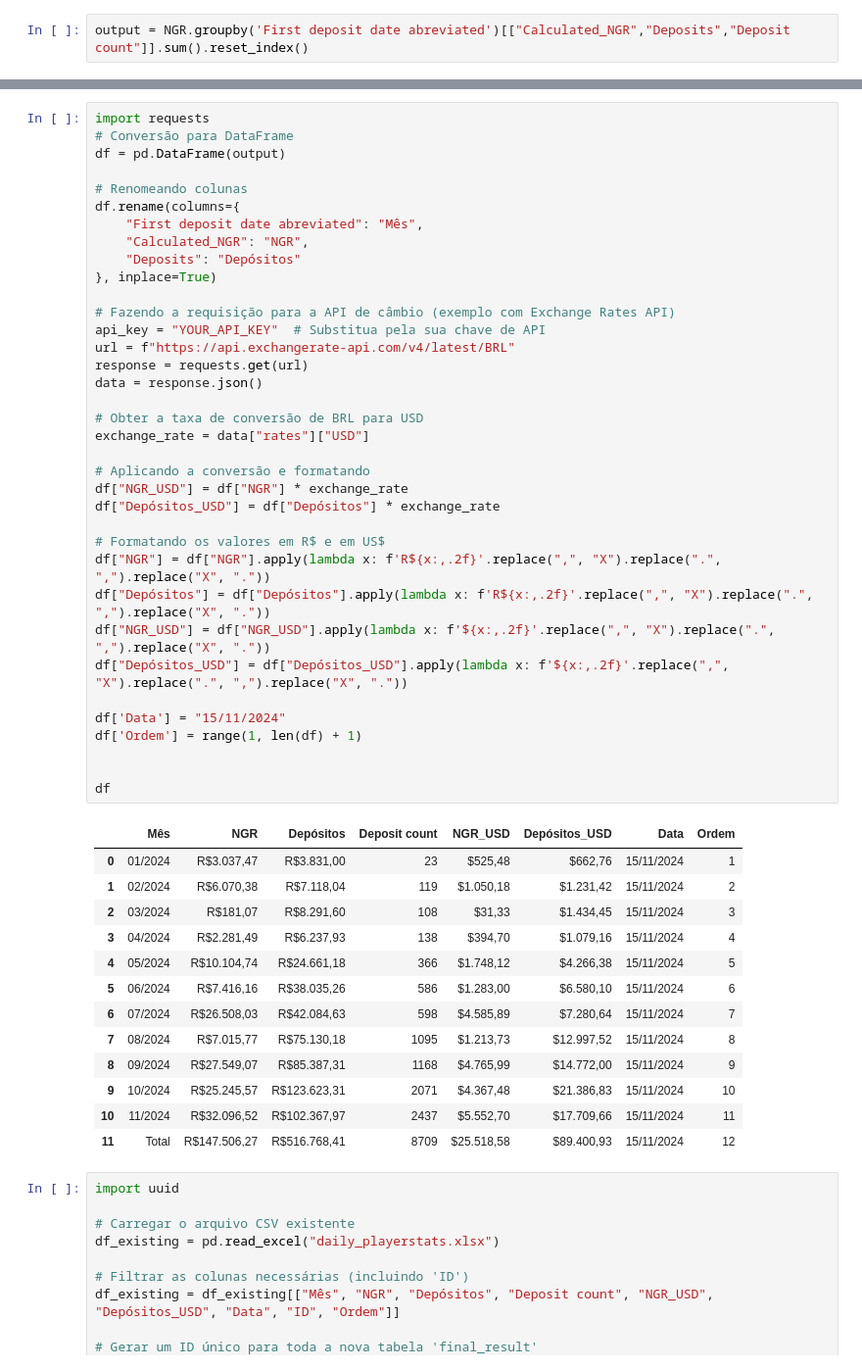
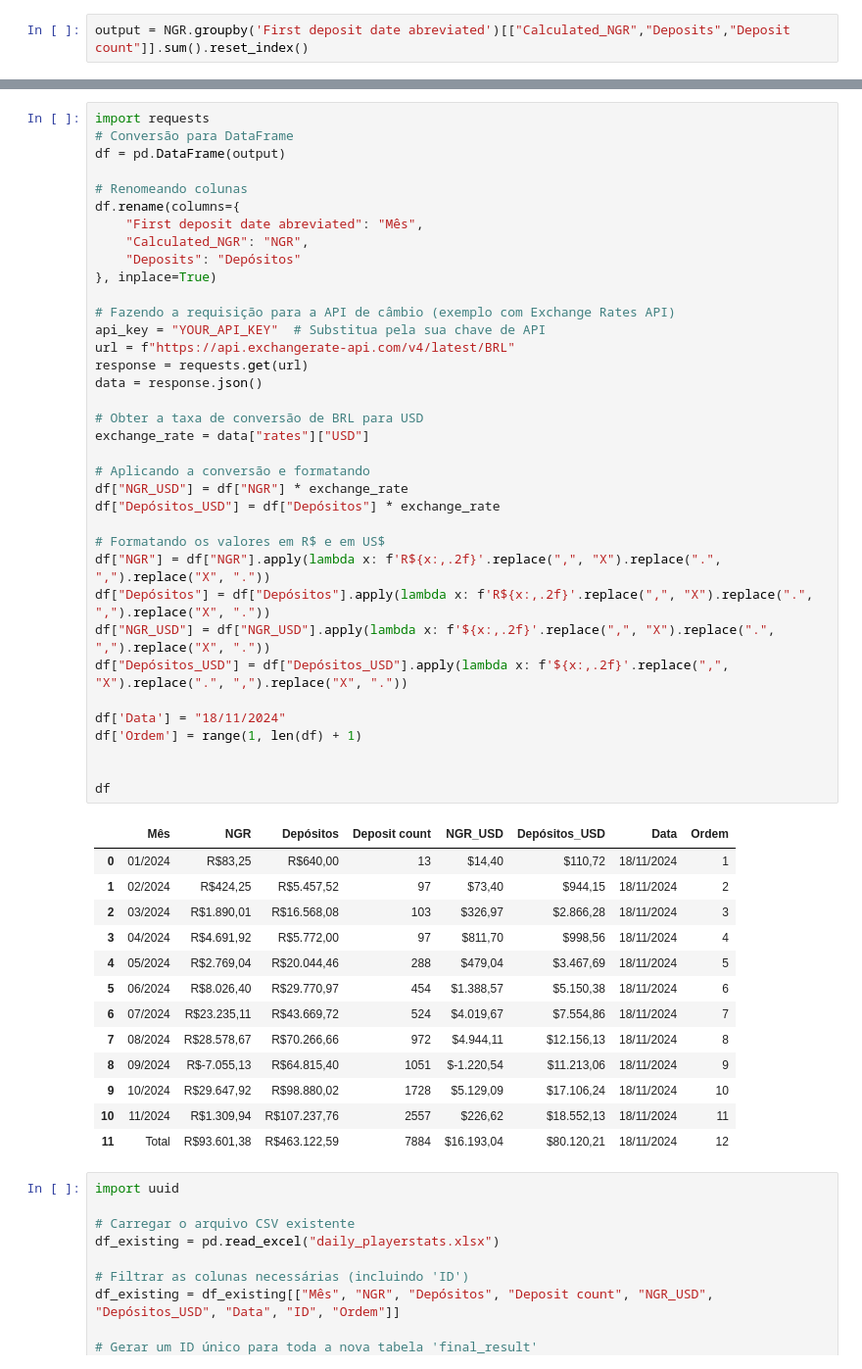
Before and after one commit to Making-publi/NGR-MES, a Jupyter notebook: teste.ipynb, the cells around one changed output, grey strips where cells are left out. Shown at 98% size. Saved outputs shown, nothing was run; the diff lists cells and outputs as text.

```diff
--- a/teste.ipynb
+++ b/teste.ipynb
@@ -87,46 +88,46 @@ df.rename(columns={
     "First deposit date abreviated": "Mês",
     "Calculated_NGR": "NGR",
     "Deposits": "Depósitos"
 }, inplace=True)
 
 # Fazendo a requisição para a API de câmbio (exemplo com Exchange Rates API)
 api_key = "YOUR_API_KEY"  # Substitua pela sua chave de API
 url = f"https://api.exchangerate-api.com/v4/latest/BRL"
 response = requests.get(url)
 data = response.json()
 
 # Obter a taxa de conversão de BRL para USD
 exchange_rate = data["rates"]["USD"]
 
 # Aplicando a conversão e formatando
 df["NGR_USD"] = df["NGR"] * exchange_rate
 df["Depósitos_USD"] = df["Depósitos"] * exchange_rate
 
 # Formatando os valores em R$ e em US$
 df["NGR"] = df["NGR"].apply(lambda x: f'R${x:,.2f}'.replace(",", "X").replace(".", ",").replace("X", "."))
 df["Depósitos"] = df["Depósitos"].apply(lambda x: f'R${x:,.2f}'.replace(",", "X").replace(".", ",").replace("X", "."))
 df["NGR_USD"] = df["NGR_USD"].apply(lambda x: f'${x:,.2f}'.replace(",", "X").replace(".", ",").replace("X", "."))
 df["Depósitos_USD"] = df["Depósitos_USD"].apply(lambda x: f'${x:,.2f}'.replace(",", "X").replace(".", ",").replace("X", "."))
 
-df['Data'] = "15/11/2024"
+df['Data'] = "18/11/2024"
 df['Ordem'] = range(1, len(df) + 1)
 
 
 df
 # %% [output]
 |  | Mês | NGR | Depósitos | Deposit count | NGR_USD | Depósitos_USD | Data | Ordem |
-| 0 | 01/2024 | R$3.037,47 | R$3.831,00 | 23 | $525,48 | $662,76 | 15/11/2024 | 1 |
-| 1 | 02/2024 | R$6.070,38 | R$7.118,04 | 119 | $1.050,18 | $1.231,42 | 15/11/2024 | 2 |
-| 2 | 03/2024 | R$181,07 | R$8.291,60 | 108 | $31,33 | $1.434,45 | 15/11/2024 | 3 |
-| 3 | 04/2024 | R$2.281,49 | R$6.237,93 | 138 | $394,70 | $1.079,16 | 15/11/2024 | 4 |
-| 4 | 05/2024 | R$10.104,74 | R$24.661,18 | 366 | $1.748,12 | $4.266,38 | 15/11/2024 | 5 |
-| 5 | 06/2024 | R$7.416,16 | R$38.035,26 | 586 | $1.283,00 | $6.580,10 | 15/11/2024 | 6 |
-| 6 | 07/2024 | R$26.508,03 | R$42.084,63 | 598 | $4.585,89 | $7.280,64 | 15/11/2024 | 7 |
-| 7 | 08/2024 | R$7.015,77 | R$75.130,18 | 1095 | $1.213,73 | $12.997,52 | 15/11/2024 | 8 |
-| 8 | 09/2024 | R$27.549,07 | R$85.387,31 | 1168 | $4.765,99 | $14.772,00 | 15/11/2024 | 9 |
-| 9 | 10/2024 | R$25.245,57 | R$123.623,31 | 2071 | $4.367,48 | $21.386,83 | 15/11/2024 | 10 |
-| 10 | 11/2024 | R$32.096,52 | R$102.367,97 | 2437 | $5.552,70 | $17.709,66 | 15/11/2024 | 11 |
-| 11 | Total | R$147.506,27 | R$516.768,41 | 8709 | $25.518,58 | $89.400,93 | 15/11/2024 | 12 |
+| 0 | 01/2024 | R$83,25 | R$640,00 | 13 | $14,40 | $110,72 | 18/11/2024 | 1 |
+| 1 | 02/2024 | R$424,25 | R$5.457,52 | 97 | $73,40 | $944,15 | 18/11/2024 | 2 |
+| 2 | 03/2024 | R$1.890,01 | R$16.568,08 | 103 | $326,97 | $2.866,28 | 18/11/2024 | 3 |
+| 3 | 04/2024 | R$4.691,92 | R$5.772,00 | 97 | $811,70 | $998,56 | 18/11/2024 | 4 |
+| 4 | 05/2024 | R$2.769,04 | R$20.044,46 | 288 | $479,04 | $3.467,69 | 18/11/2024 | 5 |
+| 5 | 06/2024 | R$8.026,40 | R$29.770,97 | 454 | $1.388,57 | $5.150,38 | 18/11/2024 | 6 |
+| 6 | 07/2024 | R$23.235,11 | R$43.669,72 | 524 | $4.019,67 | $7.554,86 | 18/11/2024 | 7 |
+| 7 | 08/2024 | R$28.578,67 | R$70.266,66 | 972 | $4.944,11 | $12.156,13 | 18/11/2024 | 8 |
+| 8 | 09/2024 | R$-7.055,13 | R$64.815,40 | 1051 | $-1.220,54 | $11.213,06 | 18/11/2024 | 9 |
+| 9 | 10/2024 | R$29.647,92 | R$98.880,02 | 1728 | $5.129,09 | $17.106,24 | 18/11/2024 | 10 |
+| 10 | 11/2024 | R$1.309,94 | R$107.237,76 | 2557 | $226,62 | $18.552,13 | 18/11/2024 | 11 |
+| 11 | Total | R$93.601,38 | R$463.122,59 | 7884 | $16.193,04 | $80.120,21 | 18/11/2024 | 12 |
 # %%
 import uuid
 
```
Also changed, not shown: parts of 3 cells of this notebook, 3 other files.
